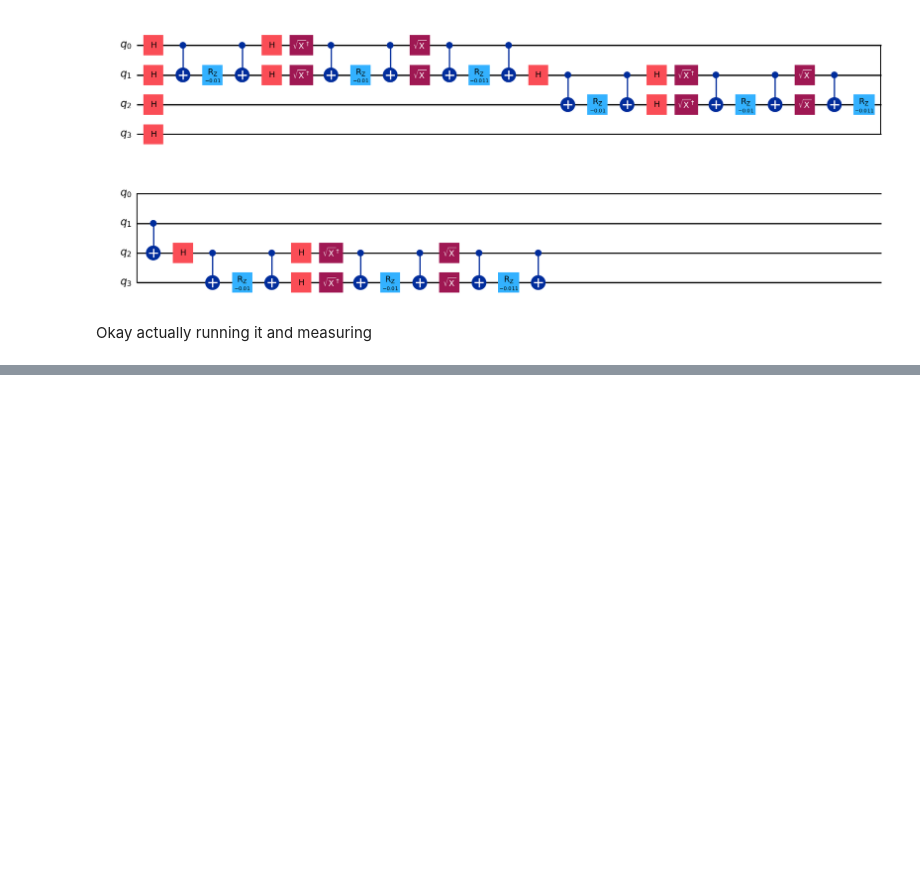
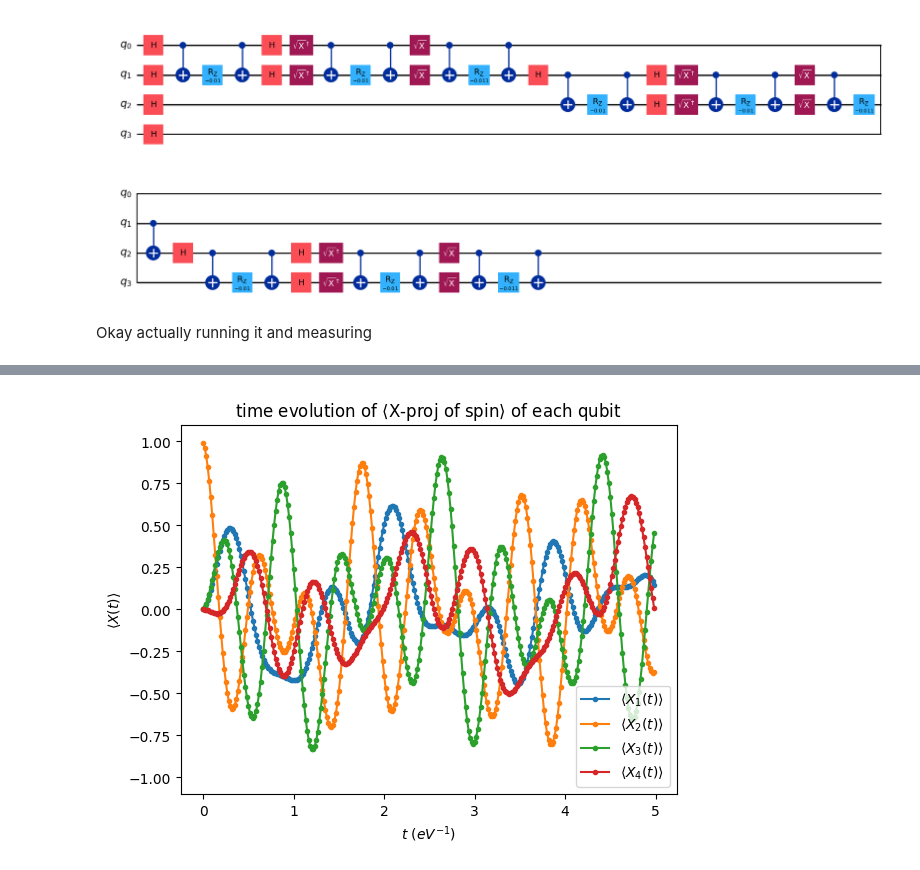
Before and after one commit to laramt04/Time-Evolution-QC-Project, a Jupyter notebook: KyranBuiltinSTM.ipynb, the cells around one changed output, grey strips where cells are left out. Cells and saved outputs as stored; diff of their text form; code cells hidden in the pictures; blank space fills up the shorter version.

```diff
--- a/KyranBuiltinSTM.ipynb
+++ b/KyranBuiltinSTM.ipynb
@@ -89,0 +266,30 @@ Hmm this is not good $\uparrow$, why are the measuremtents so close to 1, not ev
+# %%
+# takes just over 6m to run
+# direction X
+L = 4
+Jz = 2
+direction = 'X'
+steps = 300
+t_tot=5
+
+#number is for the qubit measured
+t1,x1 = TheoreticalST(L,Jz,1,direction,steps,t_tot)
+t2,x2 = TheoreticalST(L,Jz,2,direction,steps,t_tot)
+t3,x3 = TheoreticalST(L,Jz,3,direction,steps,t_tot)
+t4,x4 = TheoreticalST(L,Jz,4,direction,steps,t_tot)
+
+
+plt.plot(t1,x1,'.-',label=r'$\langle X_1(t) \rangle$')
+plt.plot(t2,x2,'.-',label=r'$\langle X_2(t) \rangle$')
+plt.plot(t3,x3,'.-',label=r'$\langle X_3(t) \rangle$')
+plt.plot(t4,x4,'.-',label=r'$\langle X_4(t) \rangle$')
+
+plt.xlabel(r'$t$ $(eV^{-1})$')
+plt.ylabel(r'$\langle X(t) \rangle$')
+plt.legend()
+plt.title(r'time evolution of $\langle$X-proj of spin$\rangle$ of each qubit')
+plt.ylim([-1.1,1.1])
+plt.show()
+plt.close()
+# %% [output]
+[figure, added]
```
Also changed, not shown: parts of 18 cells of this notebook, 1 other file.
